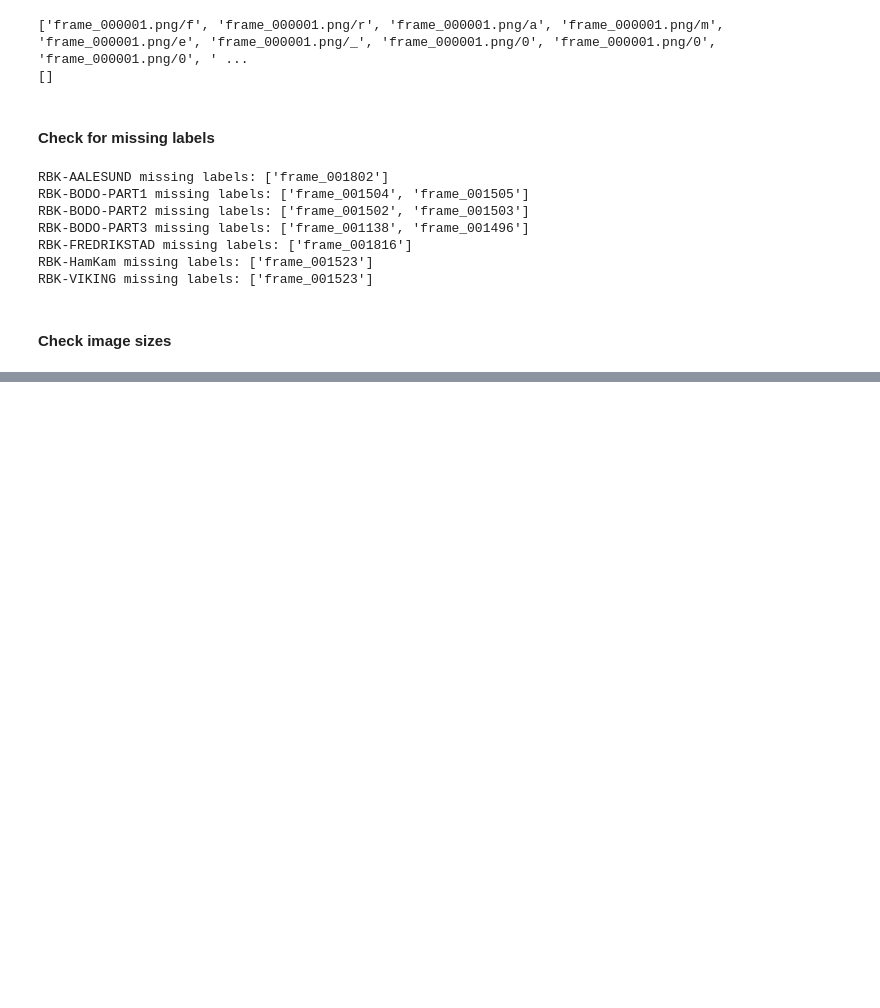
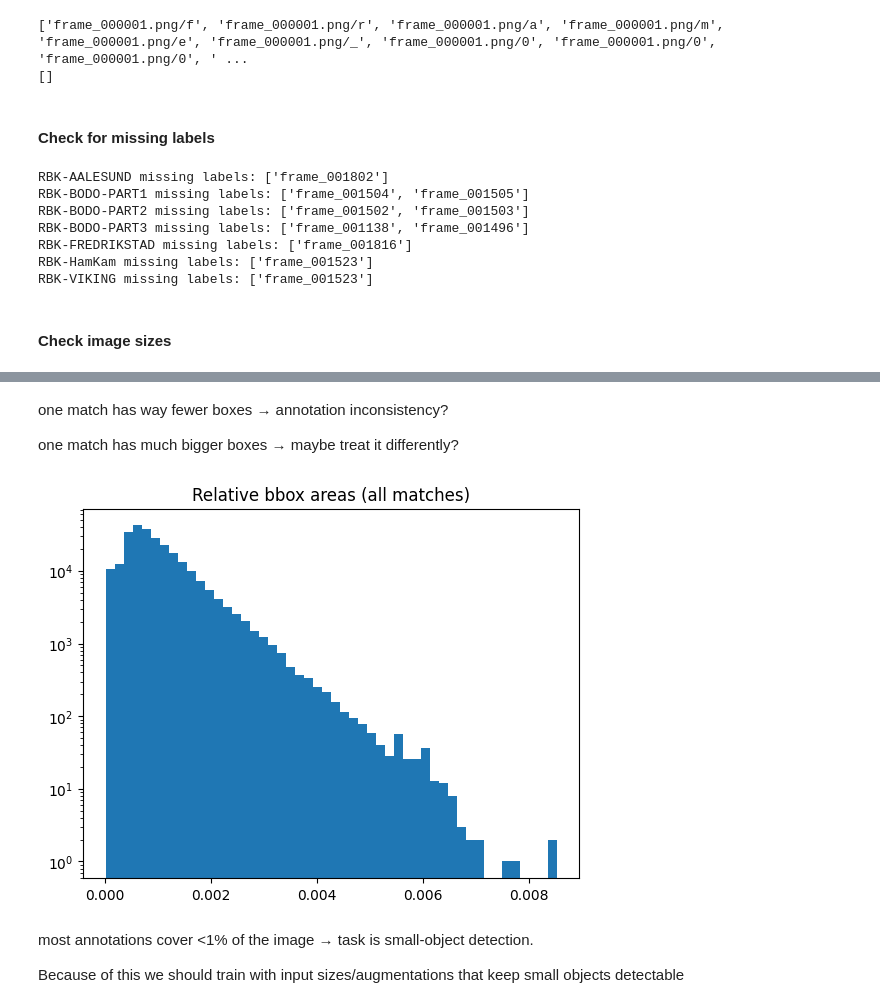
Before and after one commit to eliasls/tdt17-task4-football-2025, a Jupyter notebook: notebooks/exploratory_data_analysis.ipynb, the cells around one changed output, grey strips where cells are left out. Saved outputs shown, nothing was run; the diff lists cells and outputs as text; code cells hidden in the pictures; blank space fills up the shorter version.

```diff
--- a/notebooks/exploratory_data_analysis.ipynb
+++ b/notebooks/exploratory_data_analysis.ipynb
@@ -265,7 +274,7 @@ Video(dst, embed=False, width=640)
 # %% [markdown]
 #### Number of frames in each match
 # %%
-spaths = exploratory_data_analysis.generate_paths(root_dir, matches)
+paths = exploratory_data_analysis.generate_paths(root_dir, matches)
 paths
 # %% [output]
 {'RBK-AALESUND': {'images': '/cluster/projects/vc/courses/TDT17/other/Football2025/RBK-AALESUND/data/images/train',
@@ -401,0 +422,24 @@ annotations
+# %%
+importlib.reload(exploratory_data_analysis)
+stats = []
+
+for name, path_dict in paths.items():
+    rel_areas, abs_areas = exploratory_data_analysis.collect_bbox_areas(
+        path_dict["annotations"]
+    )
+    if not rel_areas:
+        continue
+
+    stats.append({
+        "sequence": name,
+        "num_boxes": len(rel_areas),
+        "min_rel_area": min(rel_areas),
+        "max_rel_area": max(rel_areas),
+        "mean_rel_area": sum(rel_areas) / len(rel_areas),
+        "min_abs_area": min(abs_areas),
+        "max_abs_area": max(abs_areas),
+        "mean_abs_area": sum(abs_areas) / len(abs_areas),
+    })
+
+import pandas as pd
+pd.DataFrame(stats)
@@ -401,0 +455,23 @@ annotations
+# %% [markdown]
+one match has way fewer boxes → annotation inconsistency?
+
+one match has much bigger boxes → maybe treat it differently?
+# %%
+importlib.reload(exploratory_data_analysis)
+all_rel_areas = []
+for name, path_dict in paths.items():
+    rel_areas, abs_areas = exploratory_data_analysis.collect_bbox_areas(
+        path_dict["annotations"]
+    )
+    all_rel_areas += rel_areas
+
+plt.hist(all_rel_areas, bins=50)
+plt.yscale("log")
+plt.title("Relative bbox areas (all matches)")
+plt.show()
+# %% [output]
+[figure, added]
+# %% [markdown]
+most annotations cover <1% of the image → task is small-object detection.
+
+Because of this we should train with input sizes/augmentations that keep small objects detectable
```
Also changed, not shown: parts of 9 cells of this notebook, 4 other files.
